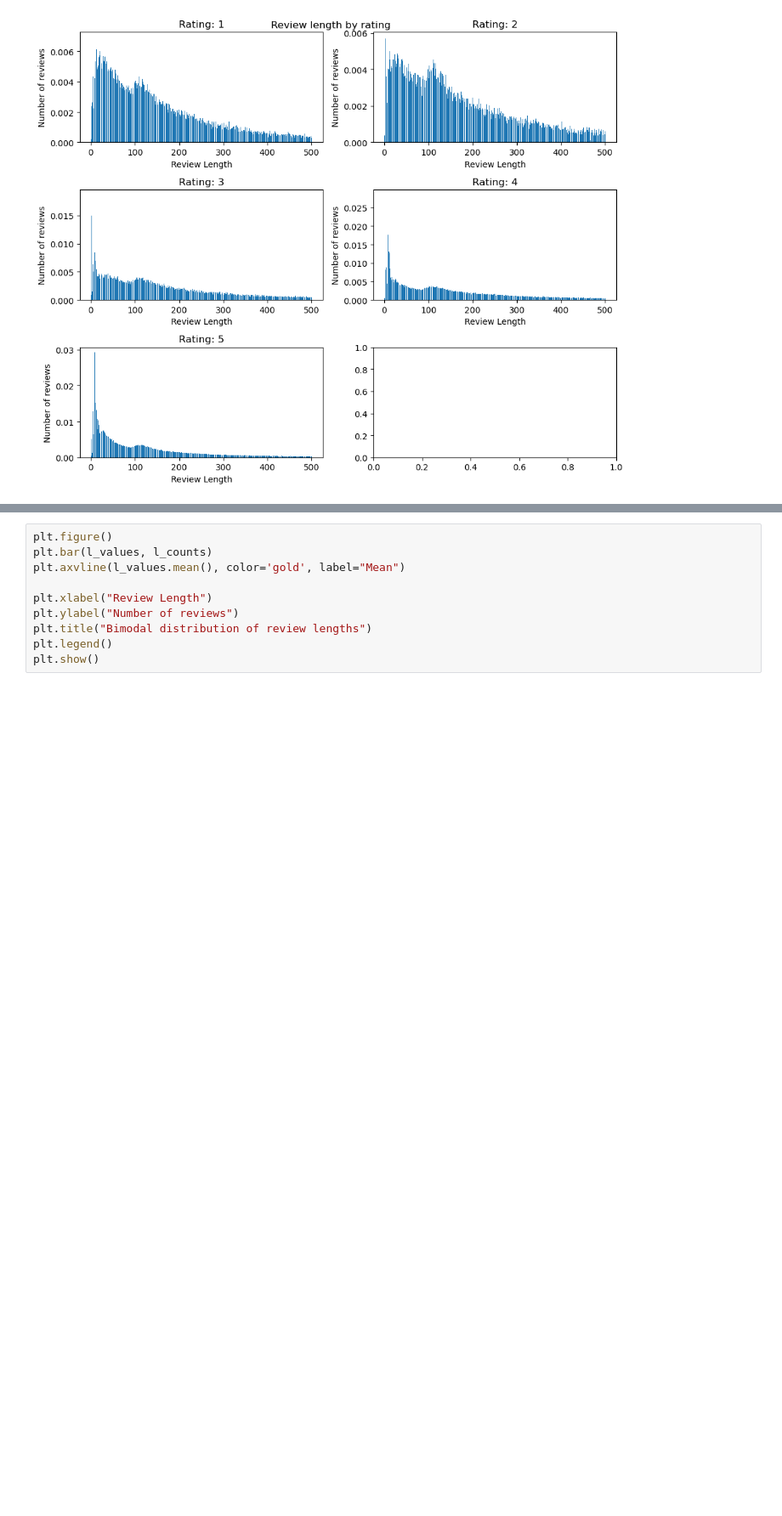
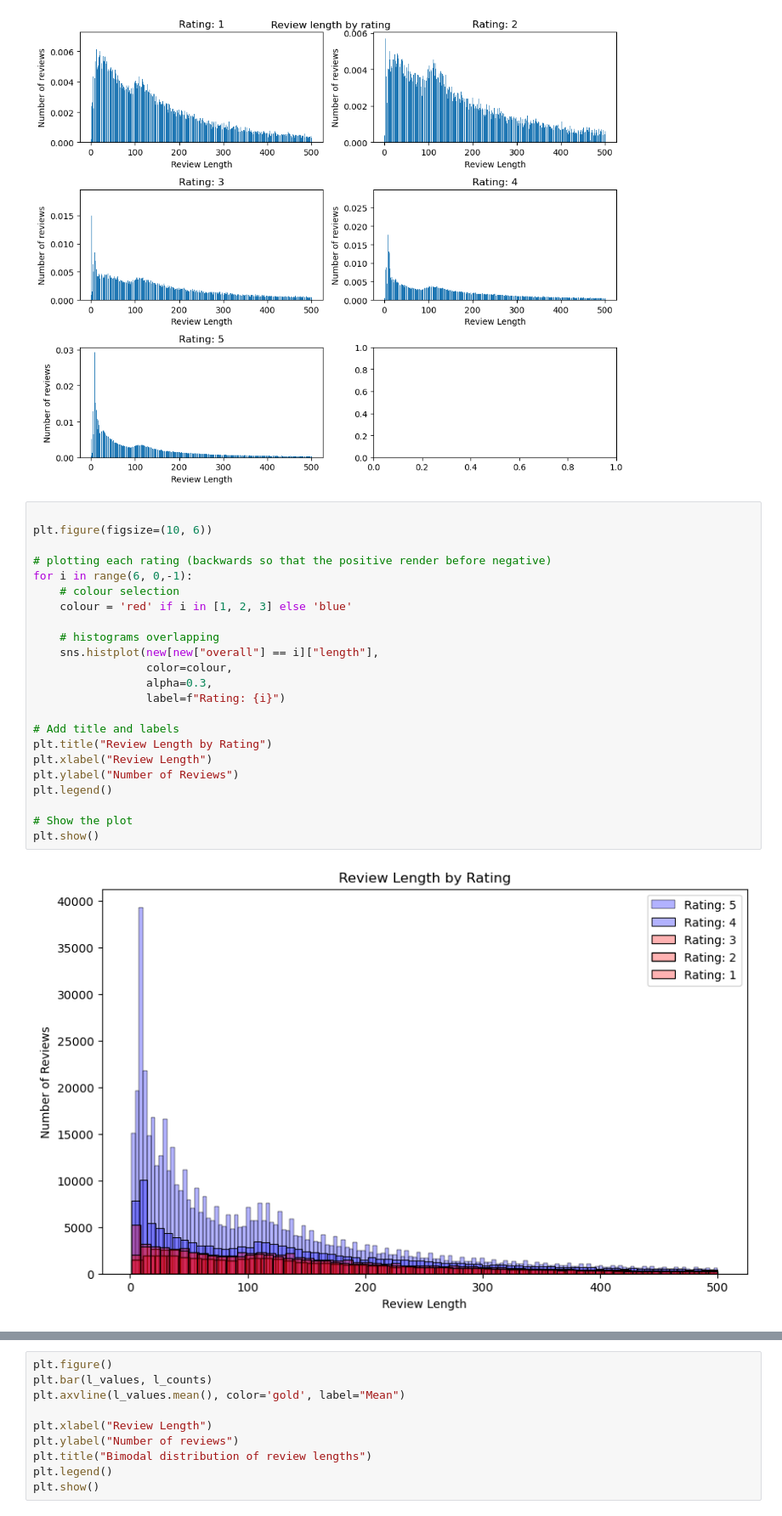
Before and after one commit to 0smee/nlp-capstone, a Jupyter notebook: notebooks/02-newEDA.ipynb, the cells around one changed output, grey strips where cells are left out. Shown: that part at 85% size. Saved outputs shown, nothing was run; the diff lists cells and outputs as text; blank space fills up the shorter version.

```diff
--- a/notebooks/02-newEDA.ipynb
+++ b/notebooks/02-newEDA.ipynb
@@ -192,3 +235,28 @@ plt.suptitle("Review length by rating")
 plt.show()
 # %% [output]
 [figure]
+# %%
+
+plt.figure(figsize=(10, 6))
+
+# plotting each rating (backwards so that the positive render before negative)
+for i in range(6, 0,-1):
+    # colour selection
+    colour = 'red' if i in [1, 2, 3] else 'blue'
+
+    # histograms overlapping
+    sns.histplot(new[new["overall"] == i]["length"],
+                 color=colour,
+                 alpha=0.3,
+                 label=f"Rating: {i}")
+
+# Add title and labels
+plt.title("Review Length by Rating")
+plt.xlabel("Review Length")
+plt.ylabel("Number of Reviews")
+plt.legend()
+
+# Show the plot
+plt.show()
+# %% [output]
+[figure, added]
```
Also changed, not shown: parts of 33 cells of this notebook, 6 other files.
